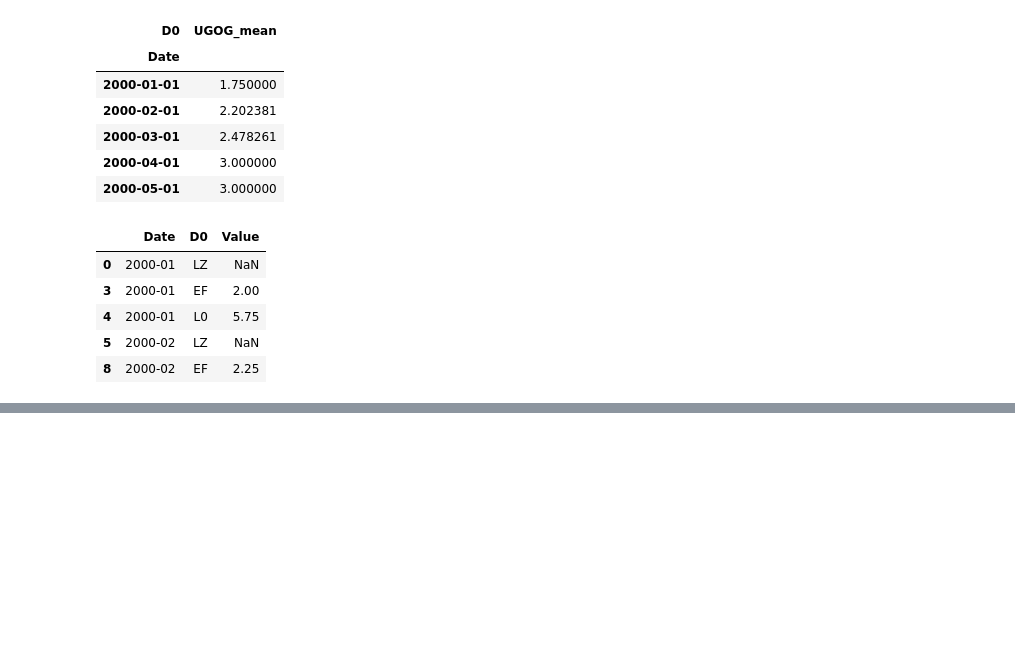
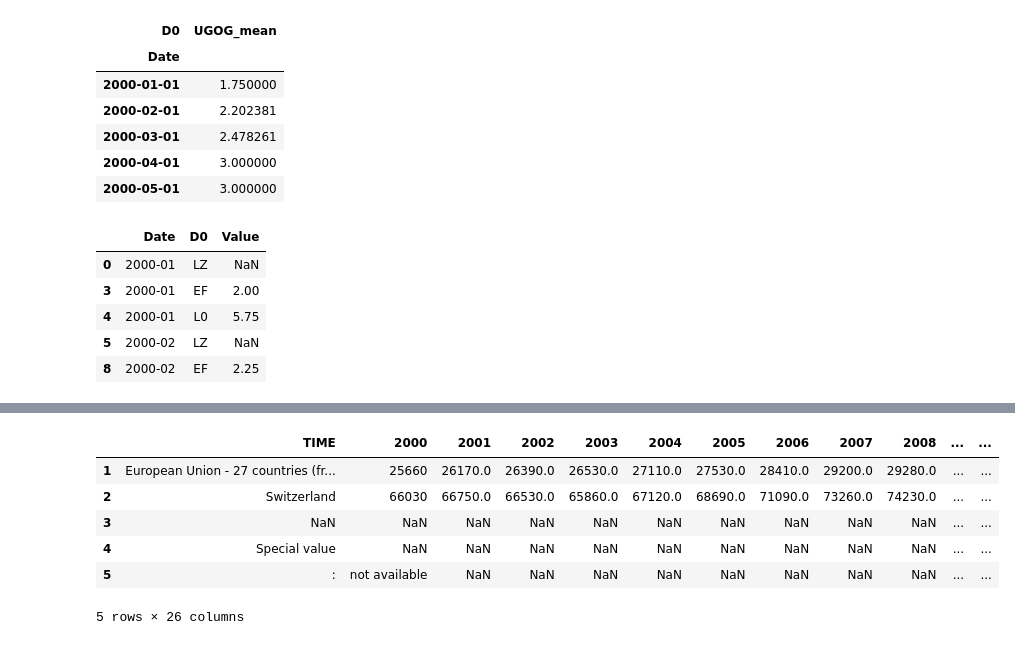
Before and after one commit to NathaFerrari/dataviz_project, a Jupyter notebook: assets/dataviz/scripts/MergeSwitzerlandEconomicsIndex.ipynb, the cells around one changed output, grey strips where cells are left out. Drawn from its saved outputs; the diff is of its cells as text; code cells hidden in the pictures; blank space fills up the shorter version.

```diff
--- a/assets/dataviz/scripts/MergeSwitzerlandEconomicsIndex.ipynb
+++ b/assets/dataviz/scripts/MergeSwitzerlandEconomicsIndex.ipynb
@@ -216,0 +248,3 @@ out.head()
+# %%
+df_gdp_eu = pd.read_excel("../DataSets/gdp_eustat.xlsx", skiprows=8)
+df_gdp_eu.head()
@@ -216,0 +259,15 @@ out.head()
+# %%
+
+#elimina prima riga
+df_gdp_eu = df_gdp_eu.iloc[1:, :]
+#eilimina colonne unnamed
+df_gdp_eu = df_gdp_eu.drop(columns=df_gdp_eu.columns[ df_gdp_eu.columns.str.contains('Unnamed') ])
+df_gdp_eu.head()
+# %% [output]
+|  | TIME | 2000 | 2001 | 2002 | 2003 | 2004 | 2005 | 2006 | 2007 | 2008 | ... | ... |
+| 1 | European Union - 27 countries (fr... | 25660 | 26170.0 | 26390.0 | 26530.0 | 27110.0 | 27530.0 | 28410.0 | 29200.0 | 29280.0 | ... | ... |
+| 2 | Switzerland | 66030 | 66750.0 | 66530.0 | 65860.0 | 67120.0 | 68690.0 | 71090.0 | 73260.0 | 74230.0 | ... | ... |
+| 3 | NaN | NaN | NaN | NaN | NaN | NaN | NaN | NaN | NaN | NaN | ... | ... |
+| 4 | Special value | NaN | NaN | NaN | NaN | NaN | NaN | NaN | NaN | NaN | ... | ... |
+| 5 | : | not available | NaN | NaN | NaN | NaN | NaN | NaN | NaN | NaN | ... | ... |
+5 rows × 26 columns
```
Also changed, not shown: parts of 10 cells of this notebook, 1 other file.
